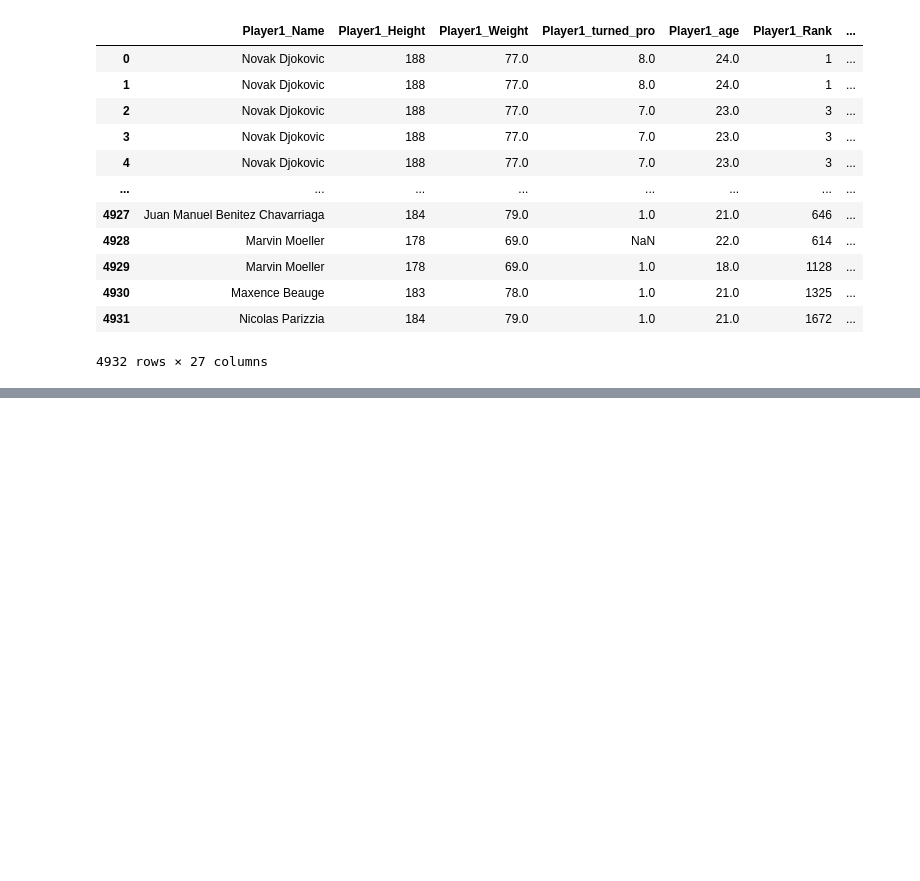
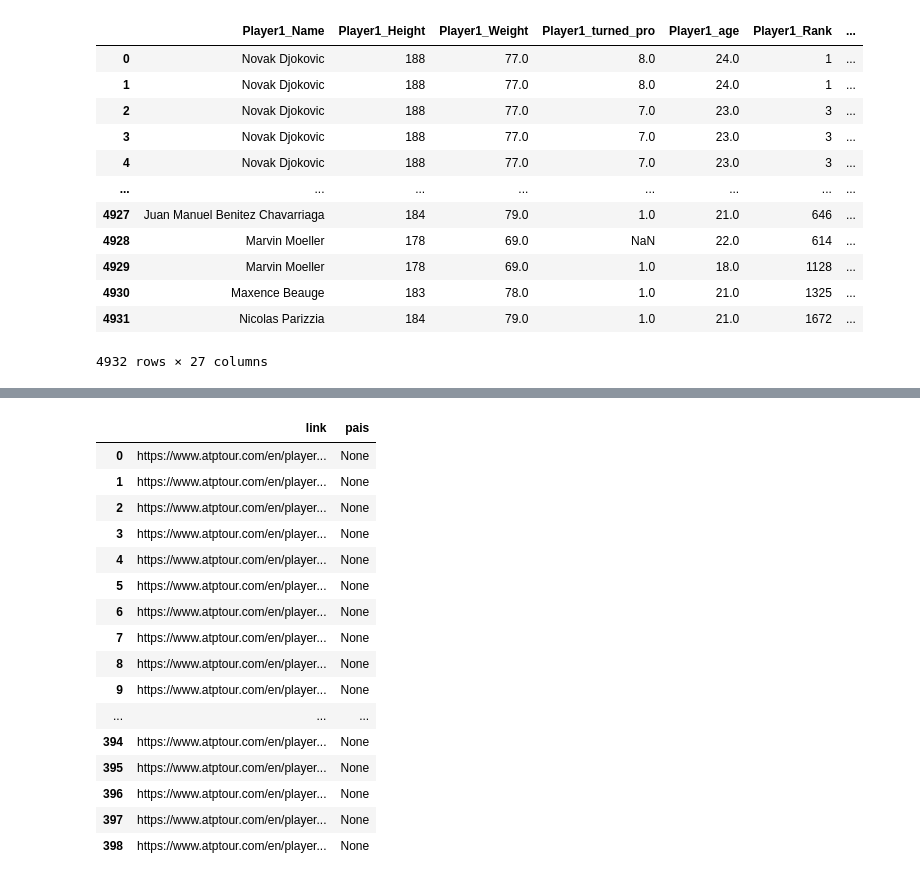
Before and after one commit to EndersonSantos/PACD1, a Jupyter notebook: Notebooks/Adição_Var.ipynb, the cells around one changed output, grey strips where cells are left out. Saved outputs shown, nothing was run; the diff lists cells and outputs as text; code cells hidden in the pictures; blank space fills up the shorter version.

```diff
--- a/Notebooks/Adição_Var.ipynb
+++ b/Notebooks/Adição_Var.ipynb
@@ -707,0 +818,4 @@ df_merged1
+# %%
+import pandas as pd
+pd.set_option('display.max_columns', None)
+pd.set_option('display.max_rows', None)
@@ -707,0 +836,2 @@ df_merged1
+# %%
+pd.set_option('display.max_colwidth', None)
@@ -707,0 +881,36 @@ df_merged1
+# %%
+# importar as bibliotecas necessárias
+import pandas as pd
+import requests
+from bs4 import BeautifulSoup
+
+# ler o ficheiro csv com os links
+df_links = pd.read_csv('link.csv')
+
+# criar uma lista para guardar os resultados
+resultados = []
+
+# percorrer todos os links e extrair a informação
+for link in df_links['LinkPlayer']:
+    # fazer o request à página e guardar o conteúdo HTML
+    page = requests.get(link)
+    html = page.content
+
+    # criar um objeto BeautifulSoup para facilitar a extração de informação do HTML
+    soup = BeautifulSoup(html, 'html.parser')
+
+    # encontrar o elemento HTML com a flag code do país
+    pais_element = soup.find('div', {'class': 'player-flag'})
+
+    # extrair a flag code do atributo 'class' do elemento HTML
+    if pais_element is not None:
+        pais = pais_element.get('class')[1]
+    else:
+        pais = None
+
+    # adicionar o resultado na lista de resultados
+    resultados.append({'link': link, 'pais': pais})
+
+# criar um novo dataframe com os resultados e guardar em csv
+df_paises = pd.DataFrame(resultados)
+df_paises.to_csv('paises.csv', index=False)
@@ -707,0 +933,20 @@ df_merged1
+# %%
+df_paises
+# %% [output]
+|  | link | pais |
+| 0 | https://www.atptour.com/en/player... | None |
+| 1 | https://www.atptour.com/en/player... | None |
+| 2 | https://www.atptour.com/en/player... | None |
+| 3 | https://www.atptour.com/en/player... | None |
+| 4 | https://www.atptour.com/en/player... | None |
+| 5 | https://www.atptour.com/en/player... | None |
+| 6 | https://www.atptour.com/en/player... | None |
+| 7 | https://www.atptour.com/en/player... | None |
+| 8 | https://www.atptour.com/en/player... | None |
+| 9 | https://www.atptour.com/en/player... | None |
+| ... | ... | ... |
+| 394 | https://www.atptour.com/en/player... | None |
+| 395 | https://www.atptour.com/en/player... | None |
+| 396 | https://www.atptour.com/en/player... | None |
+| 397 | https://www.atptour.com/en/player... | None |
+| 398 | https://www.atptour.com/en/player... | None |
```
Also changed, not shown: parts of 16 cells of this notebook, 1 other file.
